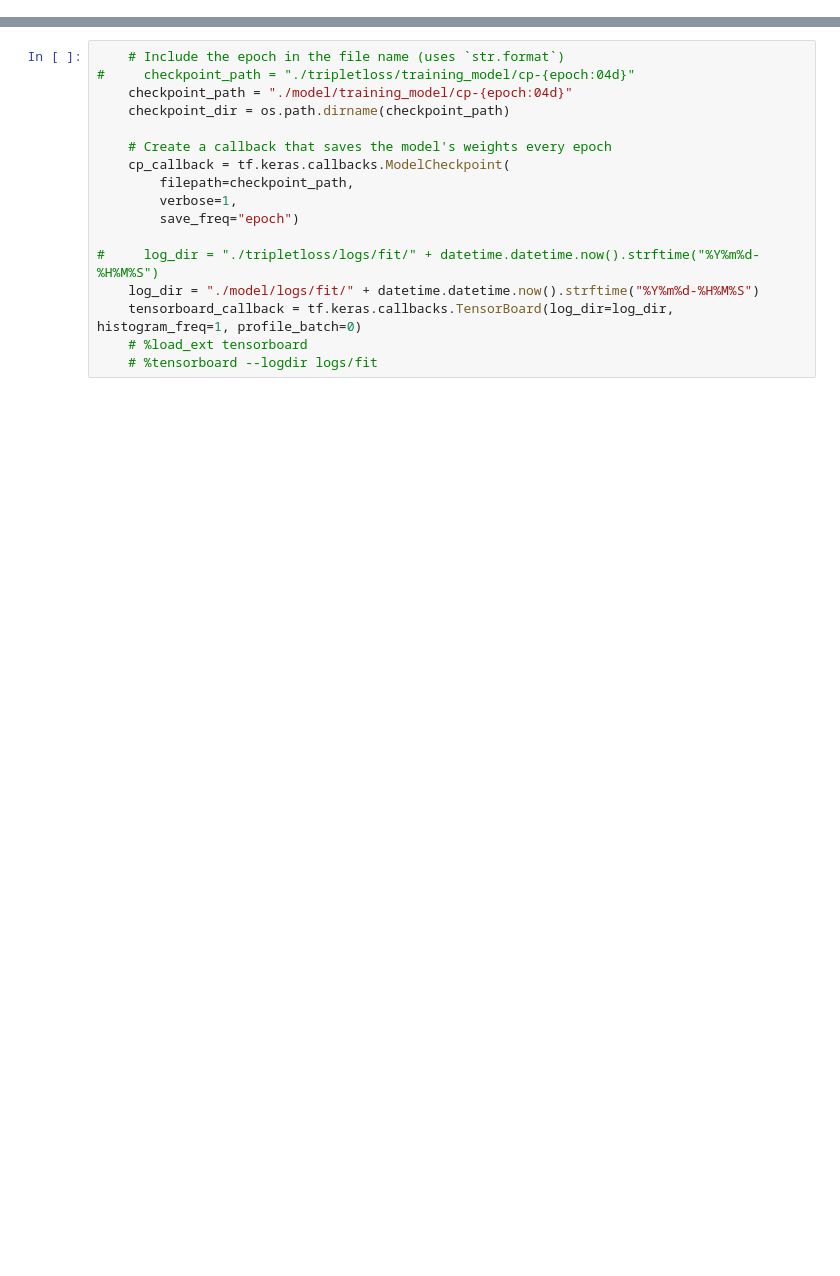
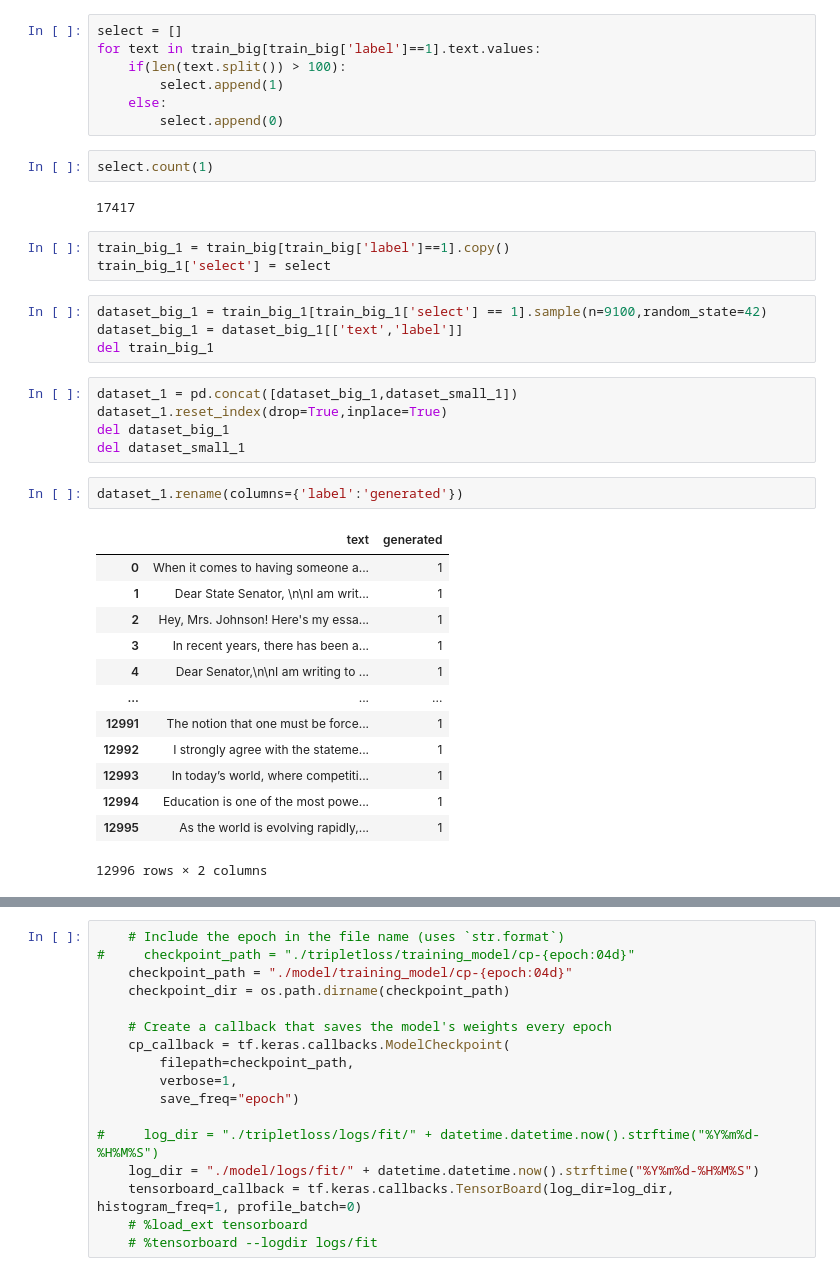
Before and after one commit to Riteshbhalerao11/AI-gen-or-not, a Jupyter notebook: Xlnet+CNN/XLNET+CNN.ipynb, the cells around one changed output, grey strips where cells are left out. Saved outputs shown, nothing was run; the diff lists cells and outputs as text; blank space fills up the shorter version.

```diff
--- a/Xlnet+CNN/XLNET+CNN.ipynb
+++ b/Xlnet+CNN/XLNET+CNN.ipynb
@@ -112,0 +42,39 @@ def create_model():
+# %%
+select = []
+for text in train_big[train_big['label']==1].text.values:
+    if(len(text.split()) > 100):
+        select.append(1)
+    else:
+        select.append(0)
+# %%
+select.count(1)
+# %% [output]
+17417
+# %%
+train_big_1 = train_big[train_big['label']==1].copy()
+train_big_1['select'] = select
+# %%
+dataset_big_1 = train_big_1[train_big_1['select'] == 1].sample(n=9100,random_state=42)
+dataset_big_1 = dataset_big_1[['text','label']]
+del train_big_1
+# %%
+dataset_1 = pd.concat([dataset_big_1,dataset_small_1])
+dataset_1.reset_index(drop=True,inplace=True)
+del dataset_big_1
+del dataset_small_1
+# %%
+dataset_1.rename(columns={'label':'generated'})
+# %% [output]
+|  | text | generated |
+| 0 | When it comes to having someone a... | 1 |
+| 1 | Dear State Senator, \n\nI am writ... | 1 |
+| 2 | Hey, Mrs. Johnson! Here's my essa... | 1 |
+| 3 | In recent years, there has been a... | 1 |
+| 4 | Dear Senator,\n\nI am writing to ... | 1 |
+| ... | ... | ... |
+| 12991 | The notion that one must be force... | 1 |
+| 12992 | I strongly agree with the stateme... | 1 |
+| 12993 | In today’s world, where competiti... | 1 |
+| 12994 | Education is one of the most powe... | 1 |
+| 12995 | As the world is evolving rapidly,... | 1 |
+12996 rows × 2 columns
```
Also changed, not shown: parts of 56 cells of this notebook.
